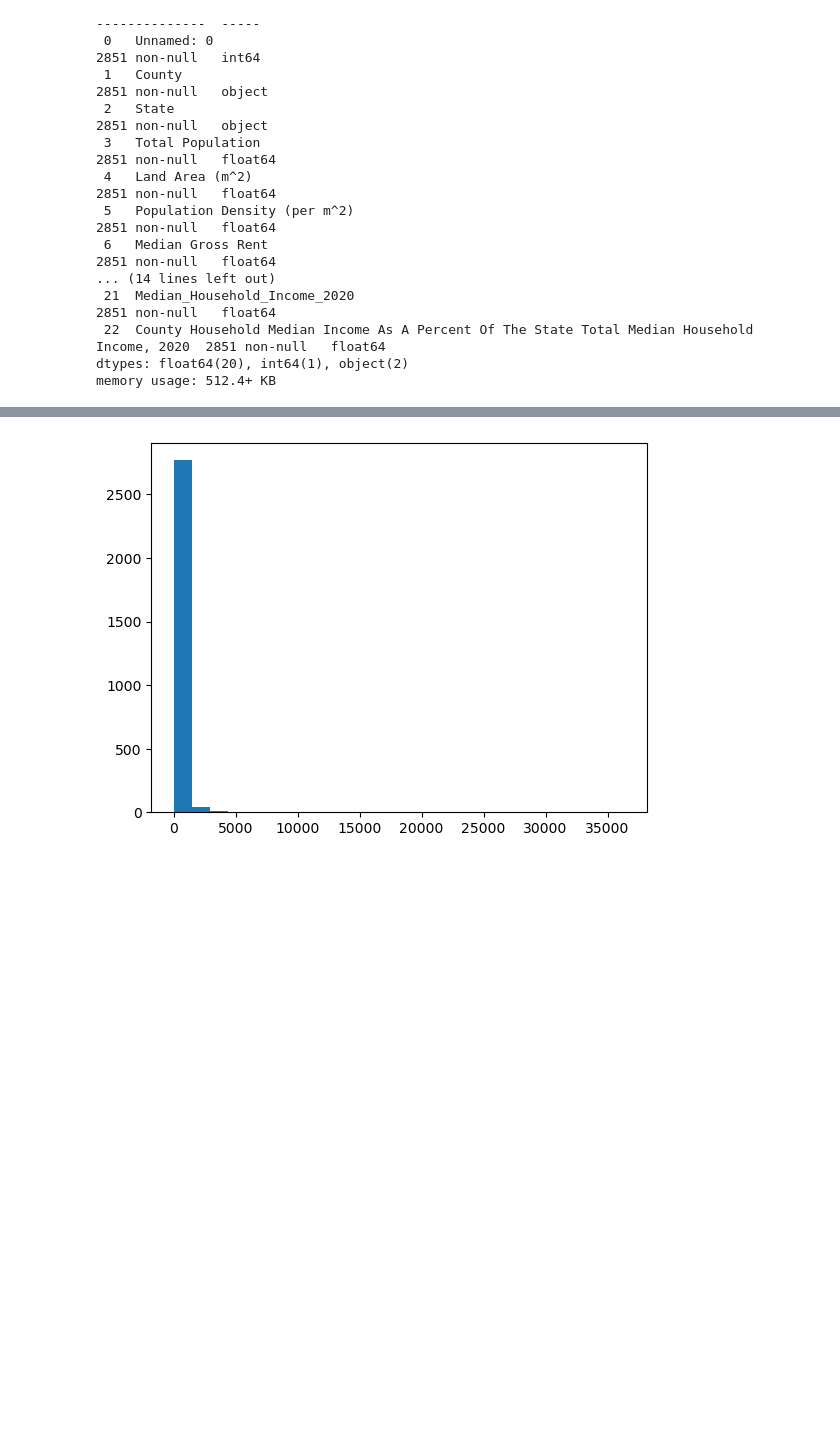
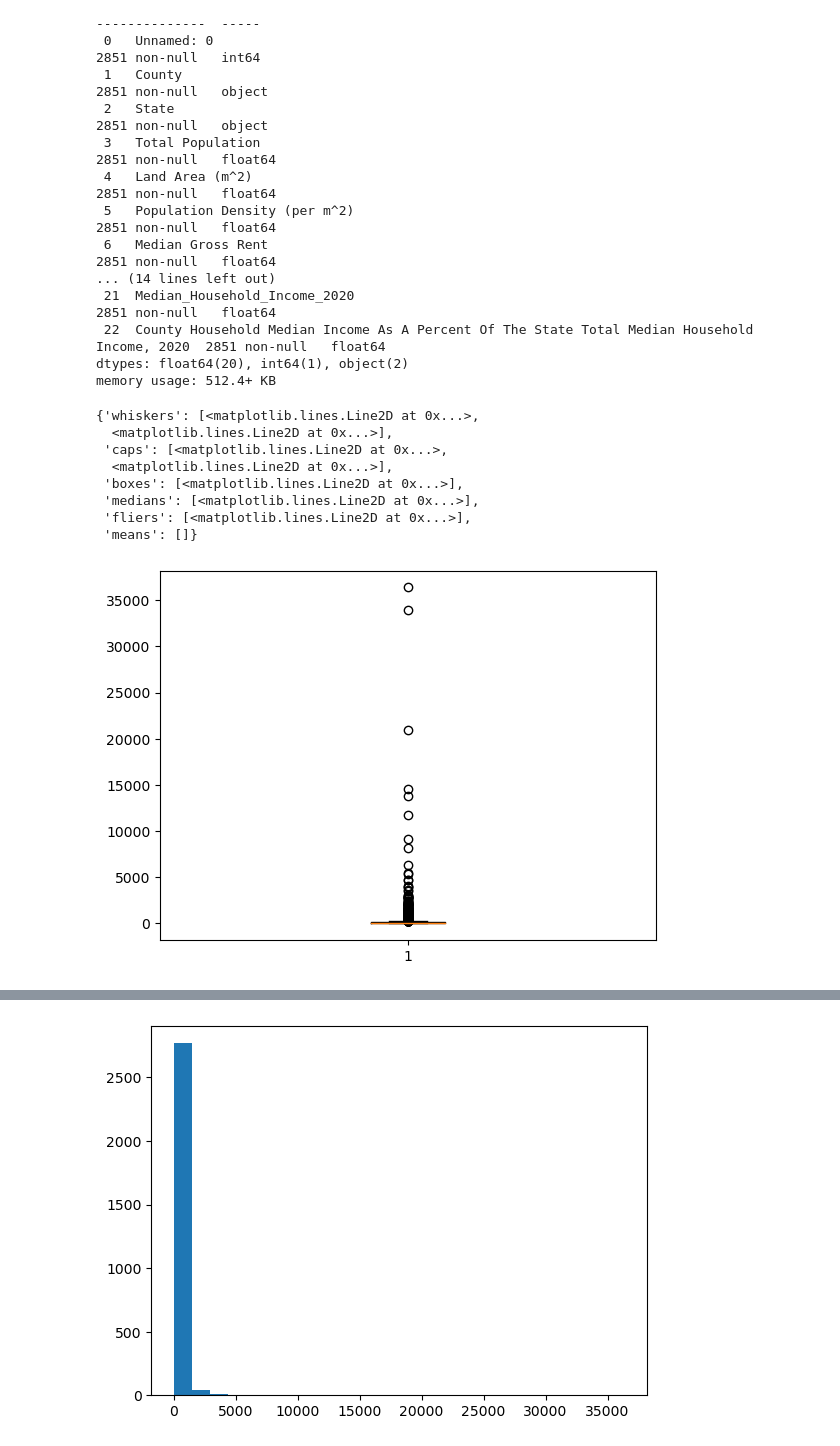
Before and after one commit to Morgen-Henry/Project-1, a Jupyter notebook: eco_health.ipynb, the cells around one changed output, grey strips where cells are left out. Cells and saved outputs as stored; diff of their text form; code cells hidden in the pictures; blank space fills up the shorter version.

Commit message:
updated log and added boxplots to visualization notebook. Explanation in log.md

```diff
--- a/eco_health.ipynb
+++ b/eco_health.ipynb
@@ -33,3 +33,15 @@ sq_mile = complete_df['Land Area (m^2)']
 
 avg_income = complete_df['Income per capita']
 gross_rent = complete_df['Median Gross Rent']
+# %%
+plt.boxplot(pop_dense)
+# %% [output]
+{'whiskers': [<matplotlib.lines.Line2D at 0x...>,
+  <matplotlib.lines.Line2D at 0x...>],
+ 'caps': [<matplotlib.lines.Line2D at 0x...>,
+  <matplotlib.lines.Line2D at 0x...>],
+ 'boxes': [<matplotlib.lines.Line2D at 0x...>],
+ 'medians': [<matplotlib.lines.Line2D at 0x...>],
+ 'fliers': [<matplotlib.lines.Line2D at 0x...>],
+ 'means': []}
+[figure, added]
```
Also changed, not shown: parts of 2 cells of this notebook, 1 other file.
